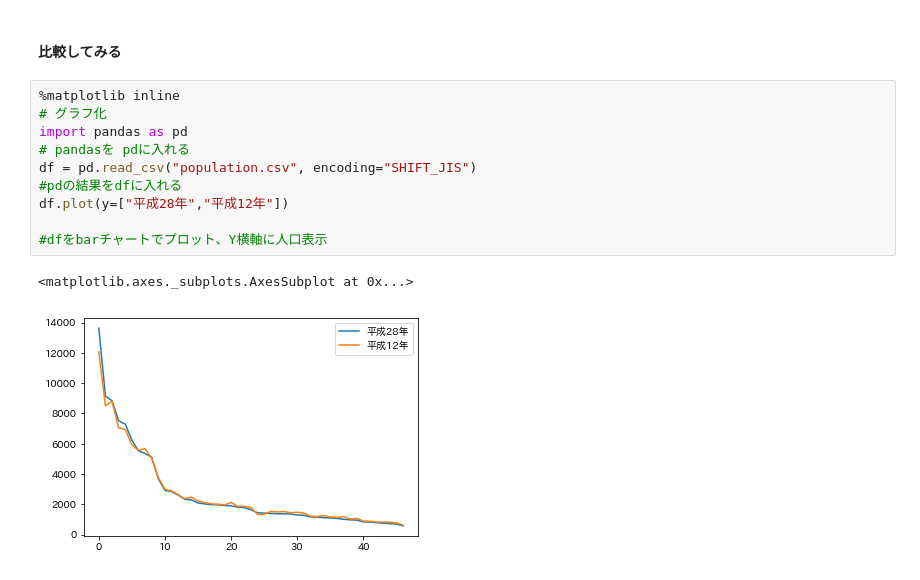
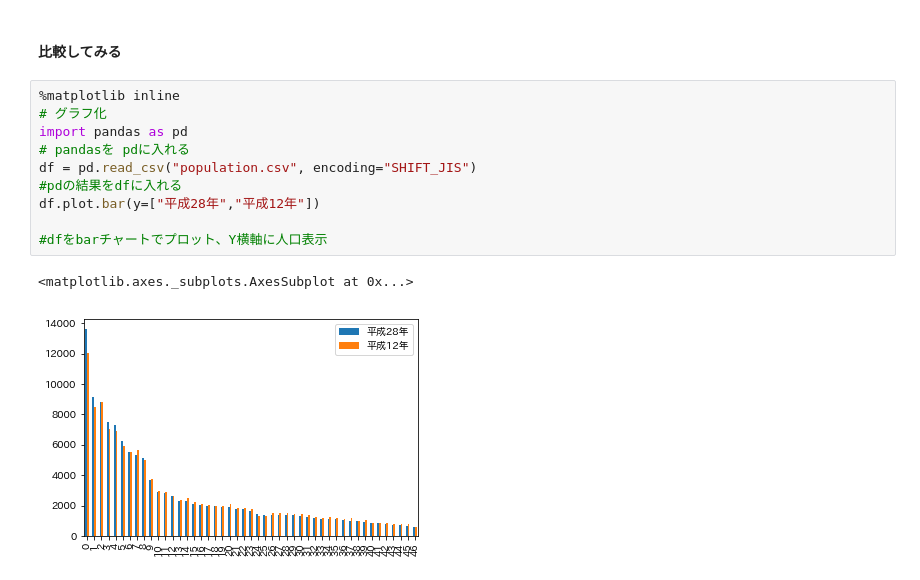
Before and after one commit to yoshimasa-i/machine-learning2019, a Jupyter notebook: 基本やってみた.ipynb, the cells around one changed output. Saved outputs shown, nothing was run; the diff lists cells and outputs as text.

Commit message:
:sparkles: add new Graph

```diff
--- a/基本やってみた.ipynb
+++ b/基本やってみた.ipynb
@@ -71,13 +71,13 @@ df.plot(y=["平成28年"])
 # %%
 %matplotlib inline
 # グラフ化
 import pandas as pd
 # pandasを pdに入れる
 df = pd.read_csv("population.csv", encoding="SHIFT_JIS")
 #pdの結果をdfに入れる
-df.plot(y=["平成28年","平成12年"])
+df.plot.bar(y=["平成28年","平成12年"])
 
 #dfをbarチャートでプロット、Y横軸に人口表示
 # %% [output]
 <matplotlib.axes._subplots.AxesSubplot at 0x...>
-[figure, old version]
+[figure, new version]
```
Also changed, not shown: parts of 4 cells of this notebook, 3 other files.
